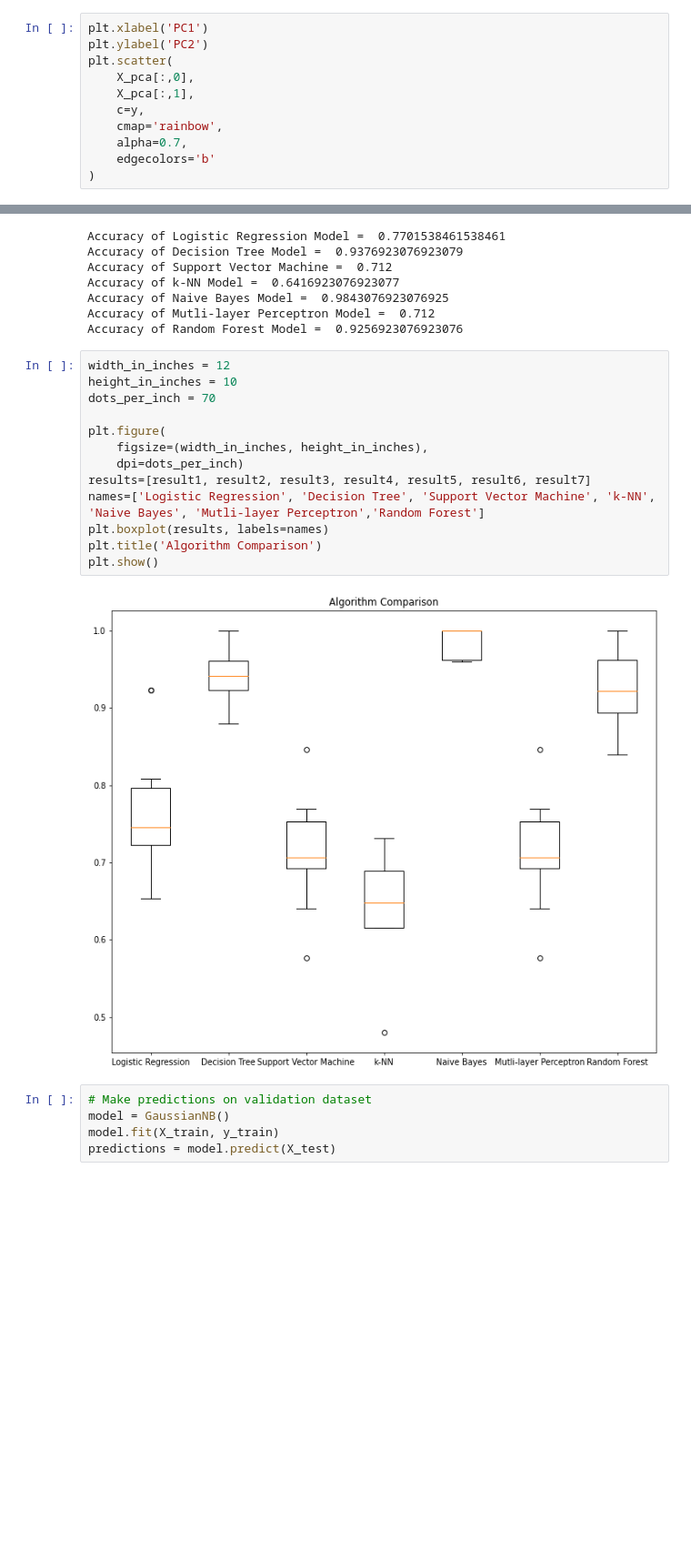
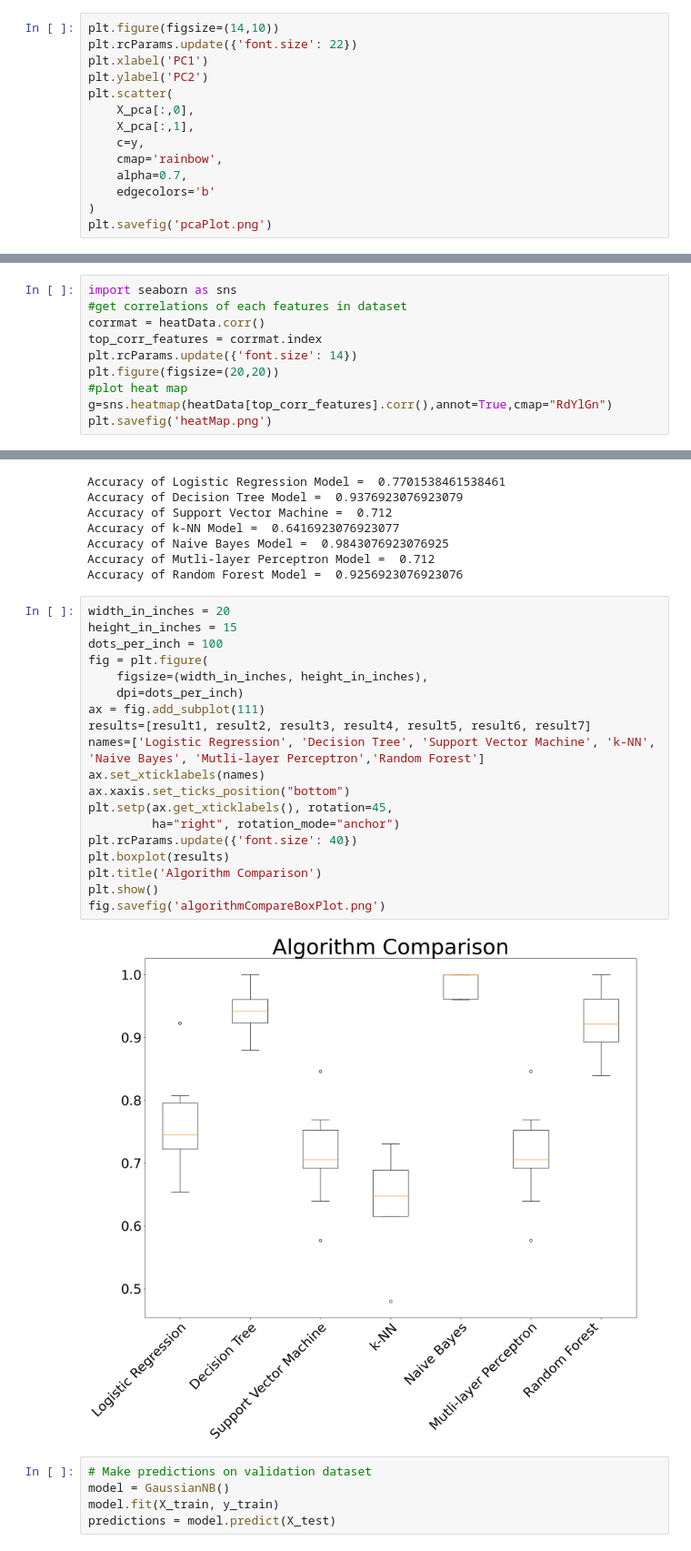
Before and after one commit to sabarisharuchamy/HeartDiseasePrediction, a Jupyter notebook: DataPreprocessing.ipynb, the cells around one changed output, grey strips where cells are left out. Shown: that part at 91% size. Cells and saved outputs as stored; diff of their text form; blank space fills up the shorter version.

```diff
--- a/DataPreprocessing.ipynb
+++ b/DataPreprocessing.ipynb
@@ -369,6 +367,8 @@ pca.explained_variance_ratio_
 # %% [output]
 array([0.99686039, 0.00165945])
 # %%
+plt.figure(figsize=(14,10))
+plt.rcParams.update({'font.size': 22})
 plt.xlabel('PC1')
 plt.ylabel('PC2')
 plt.scatter(
@@ -379,4 +379,5 @@ plt.scatter(
     alpha=0.7,
     edgecolors='b'
 )
+plt.savefig('pcaPlot.png')
 # %% [output]
@@ -460,0 +483,10 @@ print(refinedX)
+# %%
+import seaborn as sns
+#get correlations of each features in dataset
+corrmat = heatData.corr()
+top_corr_features = corrmat.index
+plt.rcParams.update({'font.size': 14})
+plt.figure(figsize=(20,20))
+#plot heat map
+g=sns.heatmap(heatData[top_corr_features].corr(),annot=True,cmap="RdYlGn")
+plt.savefig('heatMap.png')
@@ -568,20 +602,26 @@ Accuracy of Naive Bayes Model =  0.9843076923076925
 Accuracy of Mutli-layer Perceptron Model =  0.712
 Accuracy of Random Forest Model =  0.9256923076923076
 # %%
-width_in_inches = 12
-height_in_inches = 10
-dots_per_inch = 70
-
-plt.figure(
+width_in_inches = 20
+height_in_inches = 15
+dots_per_inch = 100
+fig = plt.figure(
     figsize=(width_in_inches, height_in_inches),
     dpi=dots_per_inch)
+ax = fig.add_subplot(111)
 results=[result1, result2, result3, result4, result5, result6, result7]
 names=['Logistic Regression', 'Decision Tree', 'Support Vector Machine', 'k-NN', 'Naive Bayes', 'Mutli-layer Perceptron','Random Forest']
-plt.boxplot(results, labels=names)
+ax.set_xticklabels(names)
+ax.xaxis.set_ticks_position("bottom")
+plt.setp(ax.get_xticklabels(), rotation=45,
+         ha="right", rotation_mode="anchor")
+plt.rcParams.update({'font.size': 40})
+plt.boxplot(results)
 plt.title('Algorithm Comparison')
 plt.show()
+fig.savefig('algorithmCompareBoxPlot.png')
 # %% [output]
-[figure, old version]
+[figure, new version]
 # %%
 # Make predictions on validation dataset
 model = GaussianNB()
```
Also changed, not shown: parts of 8 cells of this notebook, 5 other files.
